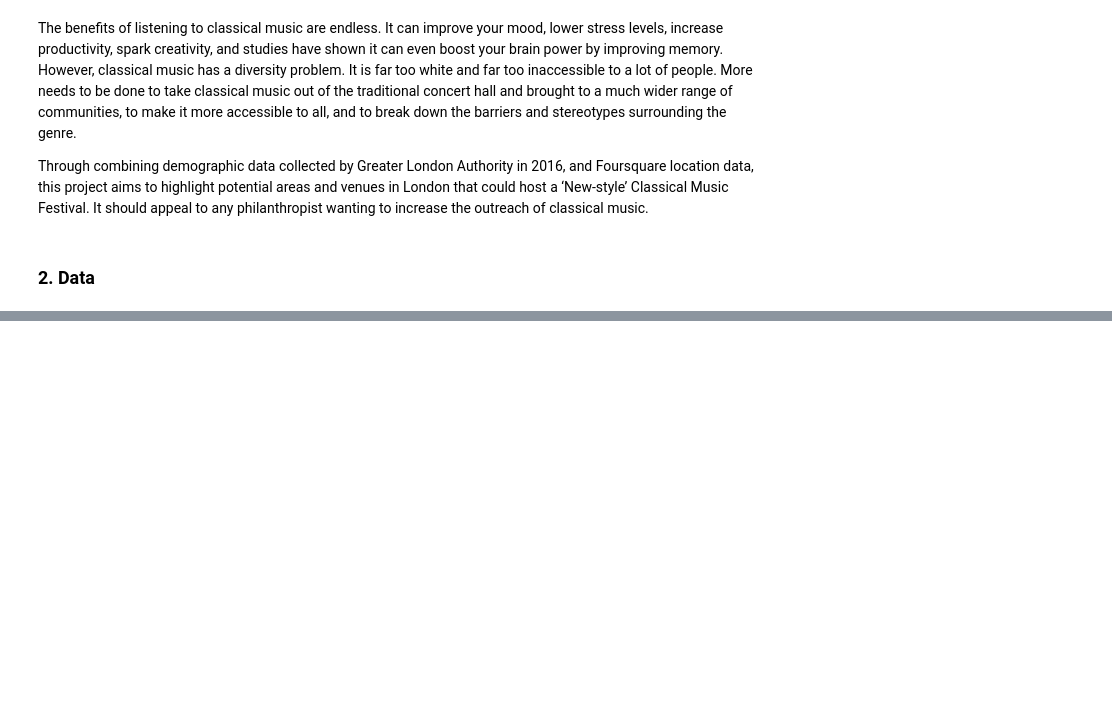
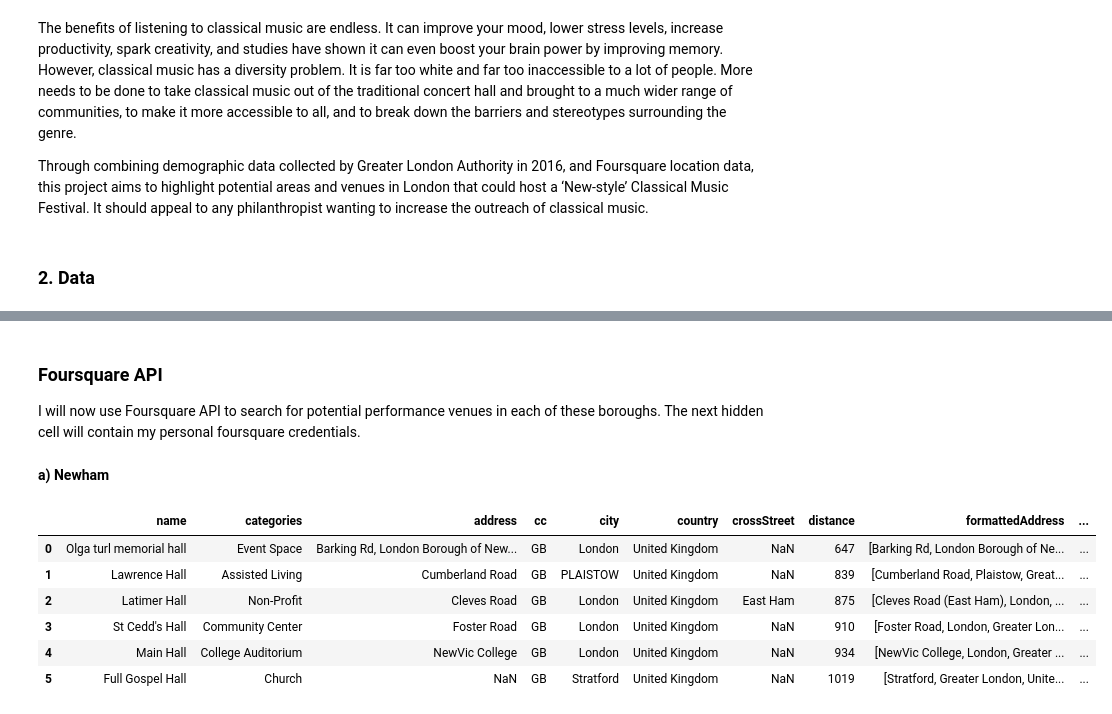
Before and after one commit to LLBaldwin/Coursera_Capstone, a Jupyter notebook: A 'New-style' Classical Music Festival.ipynb, the cells around one changed output, grey strips where cells are left out. Saved outputs shown, nothing was run; the diff lists cells and outputs as text; code cells hidden in the pictures; blank space fills up the shorter version.

```diff
--- a/A 'New-style' Classical Music Festival.ipynb
+++ b/A 'New-style' Classical Music Festival.ipynb
@@ -27,0 +124,7 @@ Cleaned and formatted data frame head of Kaggle data set:
+# %%
+#convert columns of type object to integers and floats
+
+df2['GLA Population Estimate 2016'] = df2['GLA Population Estimate 2016'].str.replace(',', '')
+df2['GLA Population Estimate 2016'] = df2['GLA Population Estimate 2016'].astype(int)
+
+df2['% of population from BAME groups (2016)'] = df2['% of population from BAME groups (2016)'].astype(float)
@@ -27,0 +271,3 @@ Cleaned and formatted data frame head of Kaggle data set:
+# %% [markdown]
+### Foursquare API
+I will now use Foursquare API to search for potential performance venues in each of these boroughs. The next hidden cell will contain my personal foursquare credentials.
@@ -27,0 +278,2 @@ Cleaned and formatted data frame head of Kaggle data set:
+# %% [markdown]
+**a) Newham**
@@ -27,0 +291,35 @@ Cleaned and formatted data frame head of Kaggle data set:
+# %%
+# tranform venues into a dataframe
+Newham_df = json_normalize(venues)
+
+#keep only columns that include venue name, and anything that is associated with location
+filtered_columns = ['name', 'categories'] + [col for col in Newham_df.columns if col.startswith('location.')] + ['id']
+Newham_filtered = Newham_df.loc[:, filtered_columns]
+
+# function that extracts the category of the venue
+def get_category_type(row):
+    try:
+        categories_list = row['categories']
+    except:
+        categories_list = row['venue.categories']
+
+    if len(categories_list) == 0:
+        return None
+    else:
+        return categories_list[0]['name']
+
+# filter the category for each row
+Newham_filtered['categories'] = Newham_filtered.apply(get_category_type, axis=1)
+
+# clean column names by keeping only last term
+Newham_filtered.columns = [column.split('.')[-1] for column in Newham_filtered.columns]
+
+Newham_filtered
+# %% [output]
+|  | name | categories | address | cc | city | country | crossStreet | distance | formattedAddress | ... |
+| 0 | Olga turl memorial hall | Event Space | Barking Rd, London Borough of New... | GB | London | United Kingdom | NaN | 647 | [Barking Rd, London Borough of Ne... | ... |
+| 1 | Lawrence Hall | Assisted Living | Cumberland Road | GB | PLAISTOW | United Kingdom | NaN | 839 | [Cumberland Road, Plaistow, Great... | ... |
+| 2 | Latimer Hall | Non-Profit | Cleves Road | GB | London | United Kingdom | East Ham | 875 | [Cleves Road (East Ham), London, ... | ... |
+| 3 | St Cedd's Hall | Community Center | Foster Road | GB | London | United Kingdom | NaN | 910 | [Foster Road, London, Greater Lon... | ... |
+| 4 | Main Hall | College Auditorium | NewVic College | GB | London | United Kingdom | NaN | 934 | [NewVic College, London, Greater ... | ... |
+| 5 | Full Gospel Hall | Church | NaN | GB | Stratford | United Kingdom | NaN | 1019 | [Stratford, Greater London, Unite... | ... |
```
Also changed, not shown: parts of 58 cells of this notebook.
